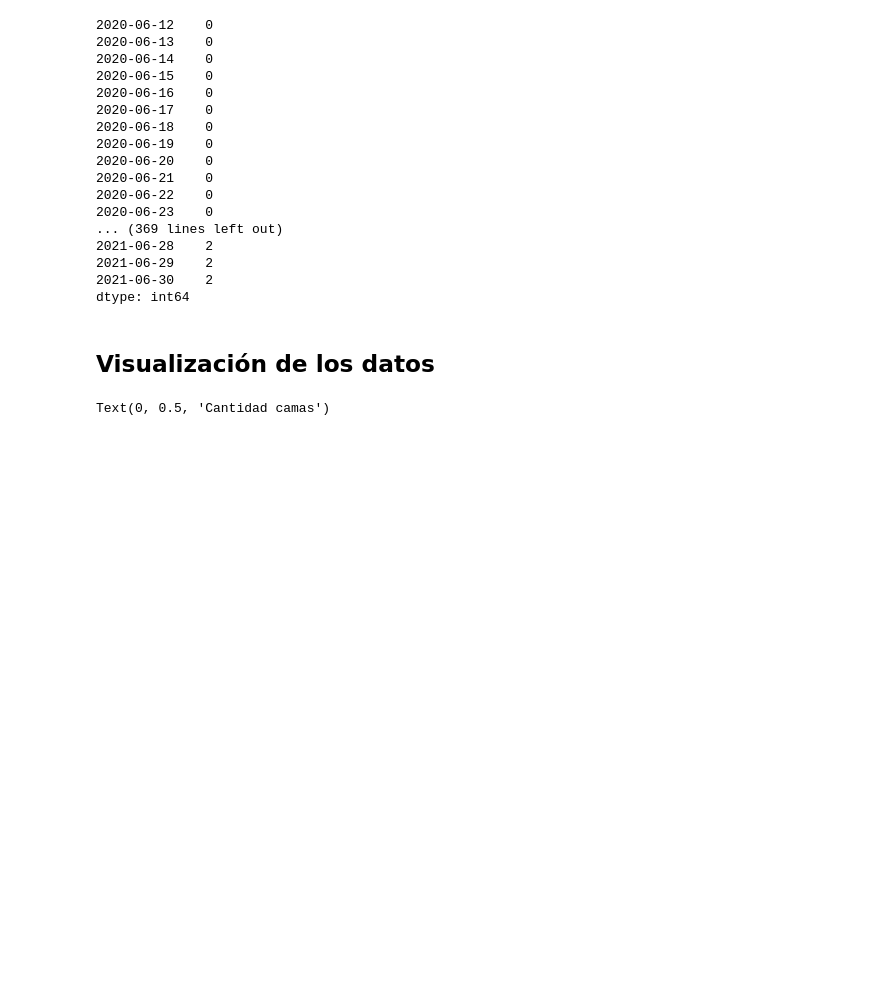
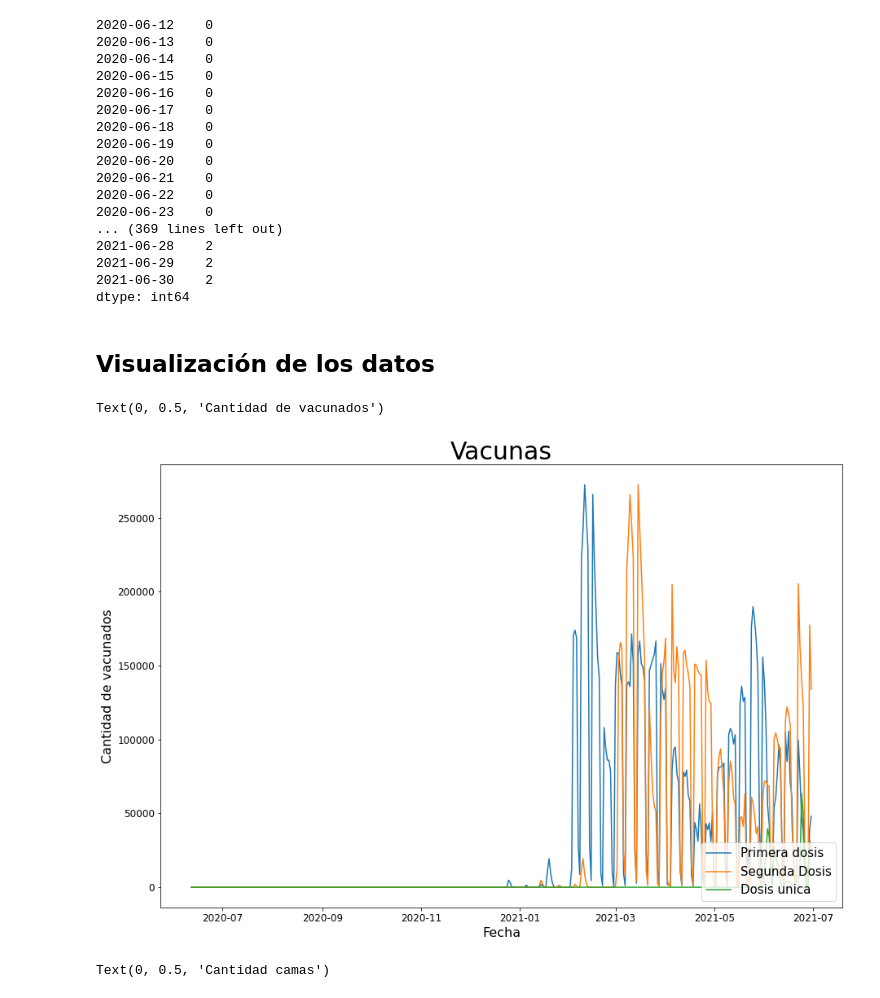
Before and after one commit to ncarf/prediction-uci, a Jupyter notebook: Prediction_UCI.ipynb, the cells around one changed output. Cells and saved outputs as stored; diff of their text form; code cells hidden in the pictures; blank space fills up the shorter version.

```diff
--- a/Prediction_UCI.ipynb
+++ b/Prediction_UCI.ipynb
@@ -475,6 +505,16 @@ dtype: int64
 import matplotlib.pyplot as plt
 #plt.rcParams['figure.dpi'] = 100
 plt.rcParams['figure.figsize'] = [15, 10]
+# %%
+fig, ax1 = plt.subplots(1, 1)
+ax1.plot(data.iloc[:,[27, 28, 29]])
+ax1.legend(('Primera dosis', 'Segunda Dosis', 'Dosis unica'), fontsize=15 , loc=4)
+plt.title("Vacunas", fontsize=30)
+plt.xlabel("Fecha", fontsize=16)
+plt.ylabel("Cantidad de vacunados", fontsize=16)
+# %% [output]
+Text(0, 0.5, 'Cantidad de vacunados')
+[figure, added]
 # %%
 fig, ax1 = plt.subplots(1, 1)
 ax1.plot(data.iloc[:,[0,1,2,3]])
```
Also changed, not shown: parts of 4 cells of this notebook.
